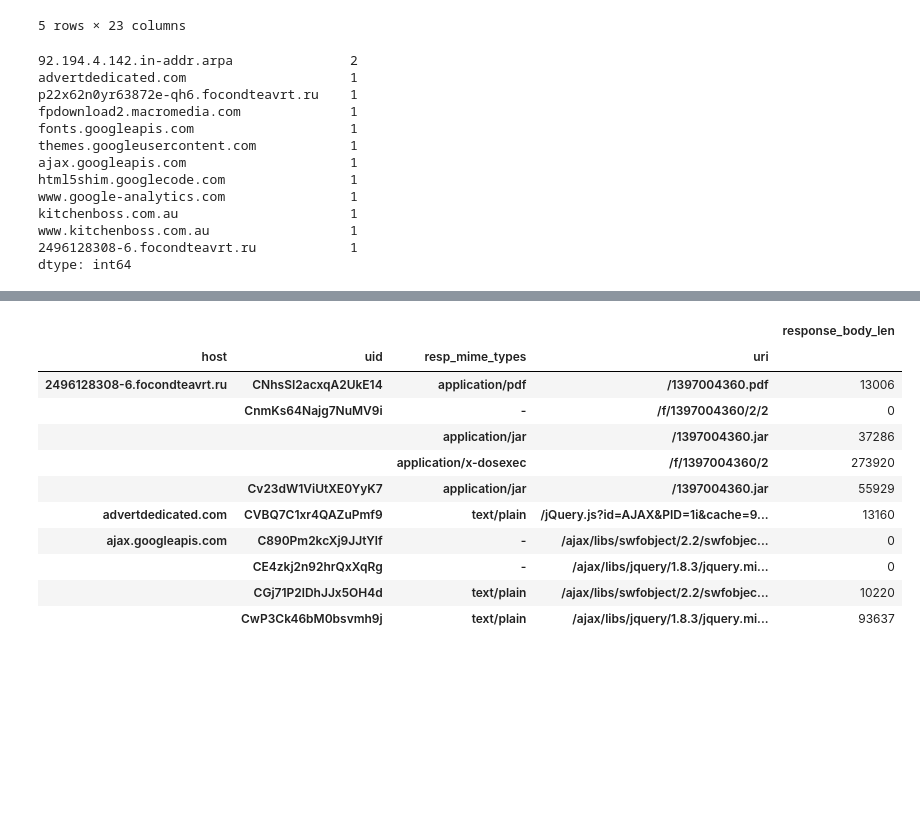
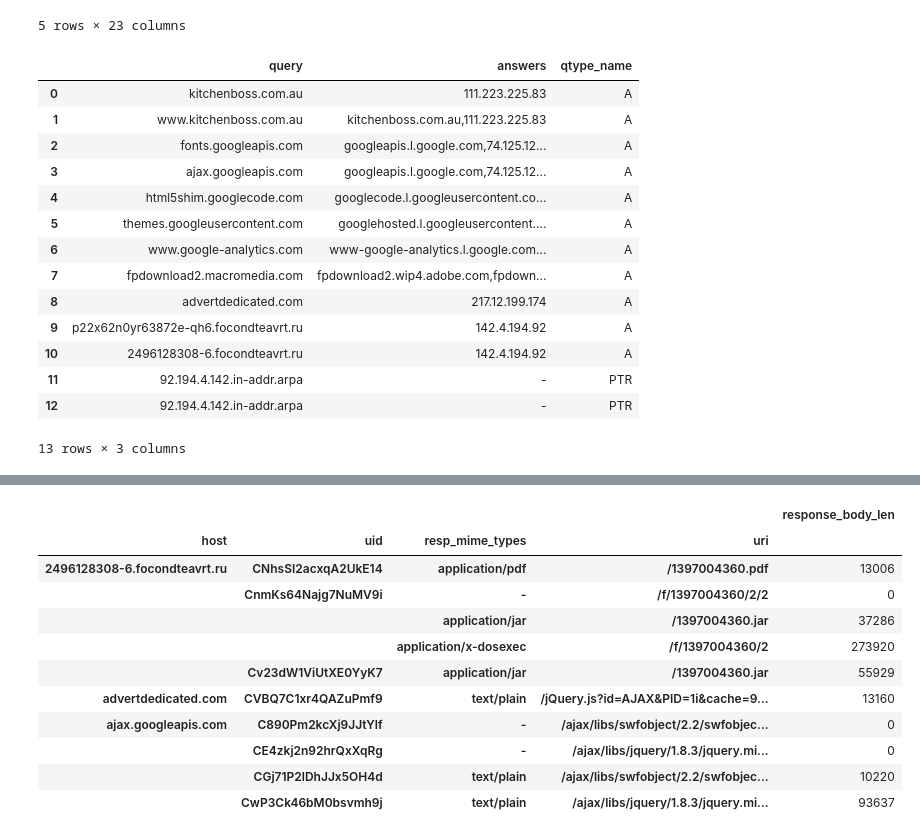
Before and after one commit to ollie314/workbench, a Jupyter notebook: notebooks/PCAP_DriveBy.ipynb, the cells around one changed output, grey strips where cells are left out. Cells and saved outputs as stored; diff of their text form; code cells hidden in the pictures; blank space fills up the shorter version.

```diff
--- a/notebooks/PCAP_DriveBy.ipynb
+++ b/notebooks/PCAP_DriveBy.ipynb
@@ -172,21 +172,23 @@ dns_df.head()
 | 4 | F | T | T | F | 36507.000000,271.000000 | 0 | googlecode.l.googleusercontent.co... | 192.168.22.10 | 1042 | 4.2.2.3 | ... |
 5 rows × 23 columns
 # %%
-dns_df['query'].value_counts()
+dns_df[['query','answers','qtype_name']]
 # %% [output]
+|  | query | answers | qtype_name |
+| 0 | kitchenboss.com.au | 111.223.225.83 | A |
+| 1 | www.kitchenboss.com.au | kitchenboss.com.au,111.223.225.83 | A |
+| 2 | fonts.googleapis.com | googleapis.l.google.com,74.125.12... | A |
+| 3 | ajax.googleapis.com | googleapis.l.google.com,74.125.12... | A |
+| 4 | html5shim.googlecode.com | googlecode.l.googleusercontent.co... | A |
+| 5 | themes.googleusercontent.com | googlehosted.l.googleusercontent.... | A |
+| 6 | www.google-analytics.com | www-google-analytics.l.google.com... | A |
+| 7 | fpdownload2.macromedia.com | fpdownload2.wip4.adobe.com,fpdown... | A |
+| 8 | advertdedicated.com | 217.12.199.174 | A |
+| 9 | p22x62n0yr63872e-qh6.focondteavrt.ru | 142.4.194.92 | A |
+| 10 | 2496128308-6.focondteavrt.ru | 142.4.194.92 | A |
+| 11 | 92.194.4.142.in-addr.arpa | - | PTR |
+| 12 | 92.194.4.142.in-addr.arpa | - | PTR |
-92.194.4.142.in-addr.arpa               2
-advertdedicated.com                     1
-p22x62n0yr63872e-qh6.focondteavrt.ru    1
-fpdownload2.macromedia.com              1
-fonts.googleapis.com                    1
-themes.googleusercontent.com            1
-ajax.googleapis.com                     1
-html5shim.googlecode.com                1
-www.google-analytics.com                1
-kitchenboss.com.au                      1
-www.kitchenboss.com.au                  1
-2496128308-6.focondteavrt.ru            1
-dtype: int64
+13 rows × 3 columns
 # %% [markdown]
 <div style="float: left; margin: 0px 30px 0px 30px"><img src="files/images/anxious.jpg" width="200px"></div>
 ## Two things make us nervous about this list
```
Also changed, not shown: parts of 5 cells of this notebook, 1 other file.
